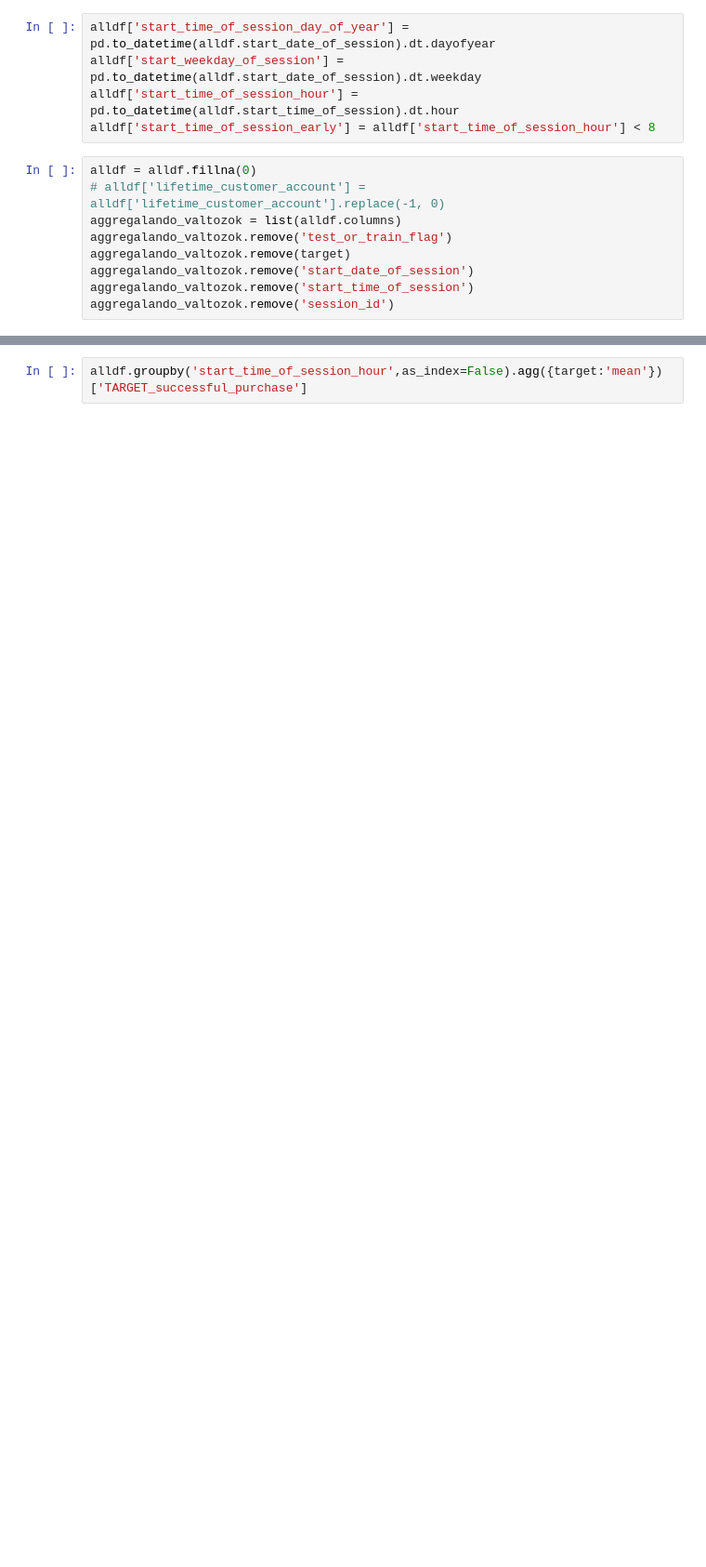
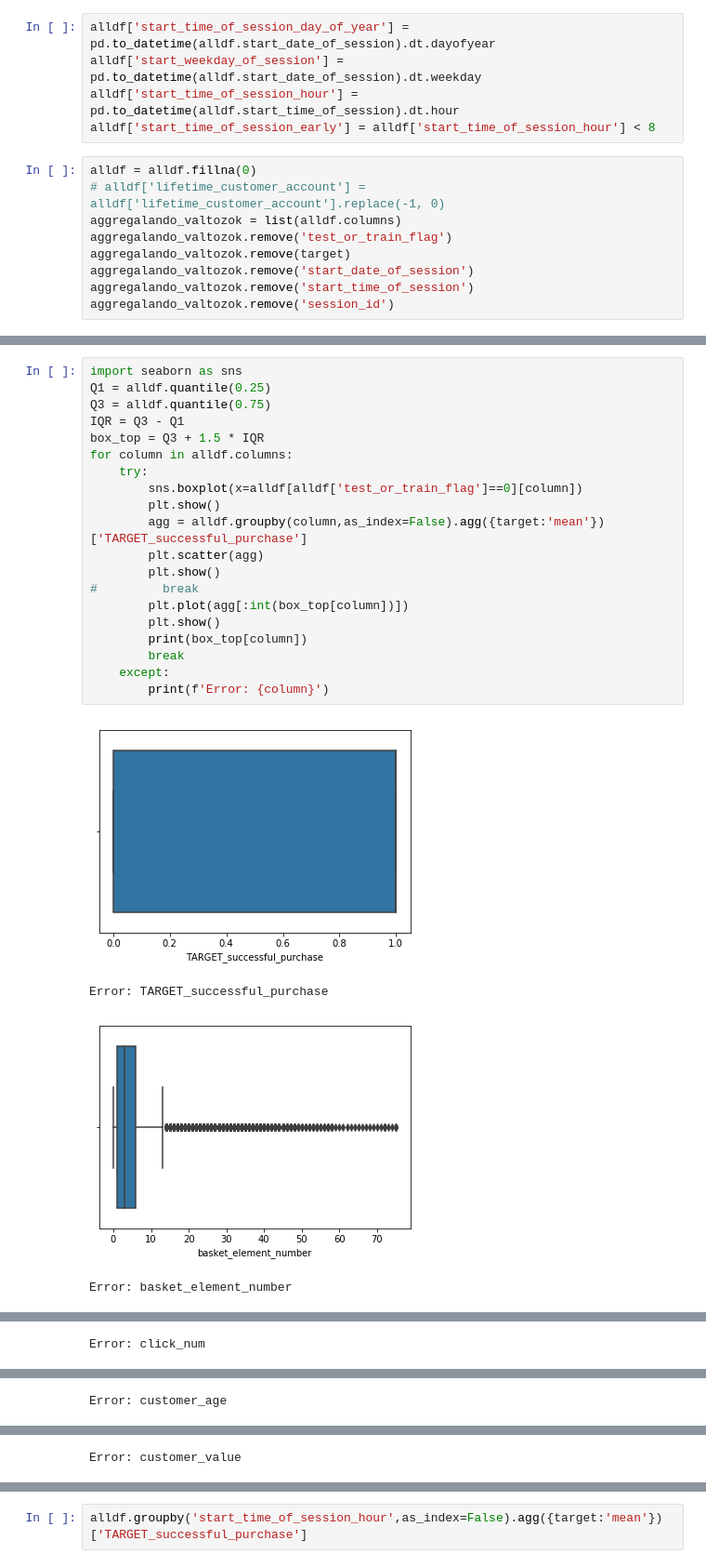
Before and after one commit to matech96/ADA, a Jupyter notebook: ADA nagyhazi feature eneneering.ipynb, the cells around one changed output, grey strips where cells are left out. Shown at 93% size. Saved outputs shown, nothing was run; the diff lists cells and outputs as text; blank space fills up the shorter version.

```diff
--- a/ADA nagyhazi feature eneneering.ipynb
+++ b/ADA nagyhazi feature eneneering.ipynb
@@ -49,0 +71,25 @@ plt.plot(alldf.groupby('start_time_of_session_hour',as_index=False).agg({target:
+# %%
+import seaborn as sns
+Q1 = alldf.quantile(0.25)
+Q3 = alldf.quantile(0.75)
+IQR = Q3 - Q1
+box_top = Q3 + 1.5 * IQR
+for column in alldf.columns:
+    try:
+        sns.boxplot(x=alldf[alldf['test_or_train_flag']==0][column])
+        plt.show()
+        agg = alldf.groupby(column,as_index=False).agg({target:'mean'})['TARGET_successful_purchase']
+        plt.scatter(agg)
+        plt.show()
+#         break
+        plt.plot(agg[:int(box_top[column])])
+        plt.show()
+        print(box_top[column])
+        break
+    except:
+        print(f'Error: {column}')
+# %% [output]
+[figure, added]
+Error: TARGET_successful_purchase
+[figure, added]
+Error: basket_element_number
@@ -49,0 +97 @@ plt.plot(alldf.groupby('start_time_of_session_hour',as_index=False).agg({target:
+Error: click_num
@@ -49,0 +99 @@ plt.plot(alldf.groupby('start_time_of_session_hour',as_index=False).agg({target:
+Error: customer_age
@@ -49,0 +101 @@ plt.plot(alldf.groupby('start_time_of_session_hour',as_index=False).agg({target:
+Error: customer_value
```
Also changed, not shown: parts of 23 cells of this notebook, 6 other files.
